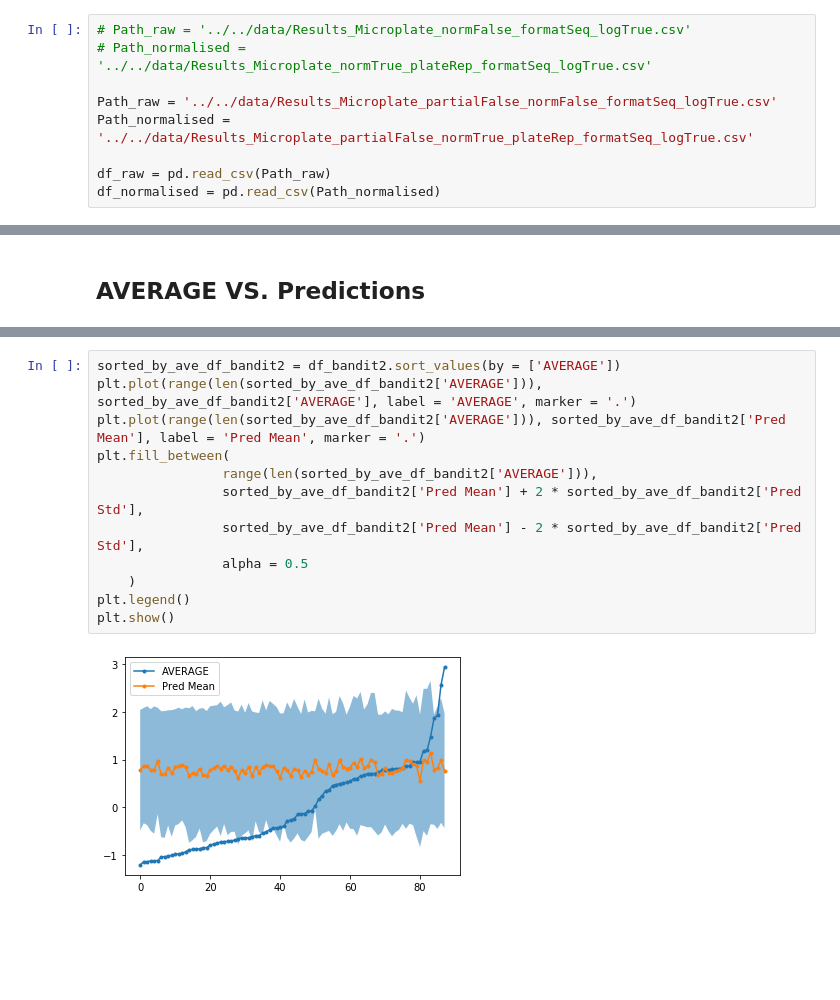
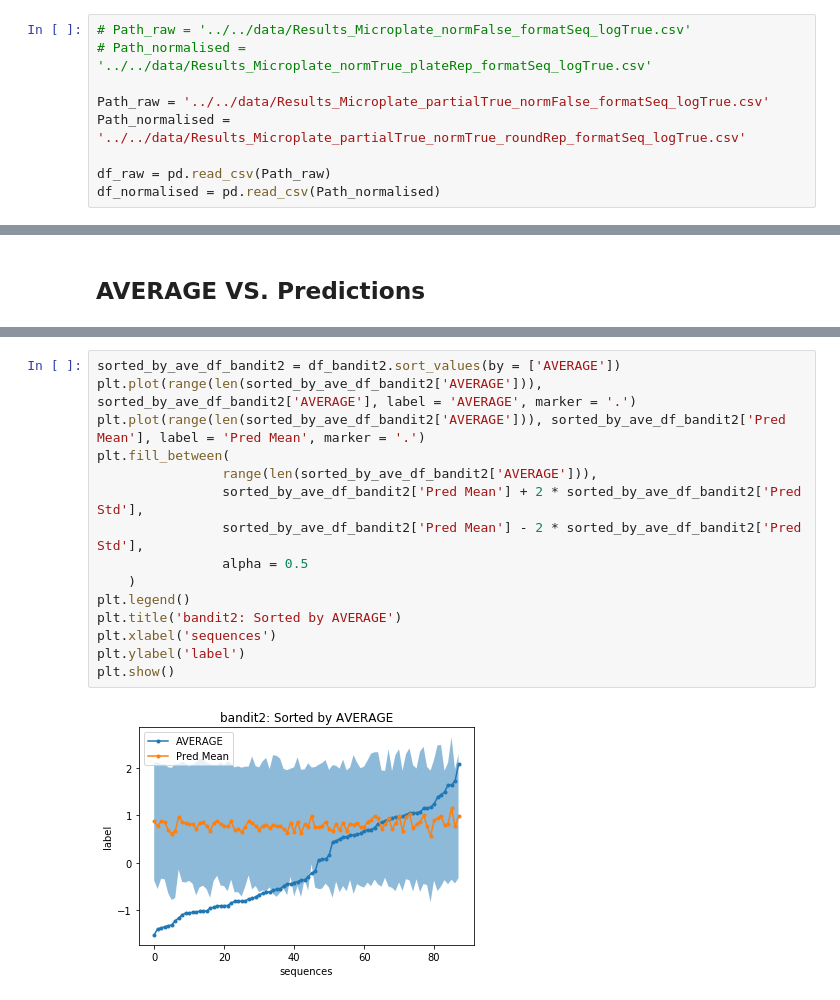
Before and after one commit to mholowko/Solaris, a Jupyter notebook: notebooks/result_analysis/Data_visualisation.ipynb, the cells around one changed output, grey strips where cells are left out. Saved outputs shown, nothing was run; the diff lists cells and outputs as text; blank space fills up the shorter version.

Commit message:
update plots for 7 reps

```diff
--- a/notebooks/result_analysis/Data_visualisation.ipynb
+++ b/notebooks/result_analysis/Data_visualisation.ipynb
@@ -39,8 +39,8 @@ import warnings
 # Path_raw = '../../data/Results_Microplate_normFalse_formatSeq_logTrue.csv'
 # Path_normalised = '../../data/Results_Microplate_normTrue_plateRep_formatSeq_logTrue.csv'
 
-Path_raw = '../../data/Results_Microplate_partialFalse_normFalse_formatSeq_logTrue.csv'
-Path_normalised = '../../data/Results_Microplate_partialFalse_normTrue_plateRep_formatSeq_logTrue.csv'
+Path_raw = '../../data/Results_Microplate_partialTrue_normFalse_formatSeq_logTrue.csv'
+Path_normalised = '../../data/Results_Microplate_partialTrue_normTrue_roundRep_formatSeq_logTrue.csv'
 
 df_raw = pd.read_csv(Path_raw)
 df_normalised = pd.read_csv(Path_normalised)
@@ -190,14 +189,17 @@ plt.legend()
 # %%
 sorted_by_ave_df_bandit2 = df_bandit2.sort_values(by = ['AVERAGE'])
 plt.plot(range(len(sorted_by_ave_df_bandit2['AVERAGE'])), sorted_by_ave_df_bandit2['AVERAGE'], label = 'AVERAGE', marker = '.')
 plt.plot(range(len(sorted_by_ave_df_bandit2['AVERAGE'])), sorted_by_ave_df_bandit2['Pred Mean'], label = 'Pred Mean', marker = '.')
 plt.fill_between(
                 range(len(sorted_by_ave_df_bandit2['AVERAGE'])),
                 sorted_by_ave_df_bandit2['Pred Mean'] + 2 * sorted_by_ave_df_bandit2['Pred Std'],
                 sorted_by_ave_df_bandit2['Pred Mean'] - 2 * sorted_by_ave_df_bandit2['Pred Std'],
                 alpha = 0.5
     )
 plt.legend()
+plt.title('bandit2: Sorted by AVERAGE')
+plt.xlabel('sequences')
+plt.ylabel('label')
 plt.show()
 # %% [output]
-[figure, old version]
+[figure, new version]
```
Also changed, not shown: parts of 11 cells of this notebook, 8 other files.
